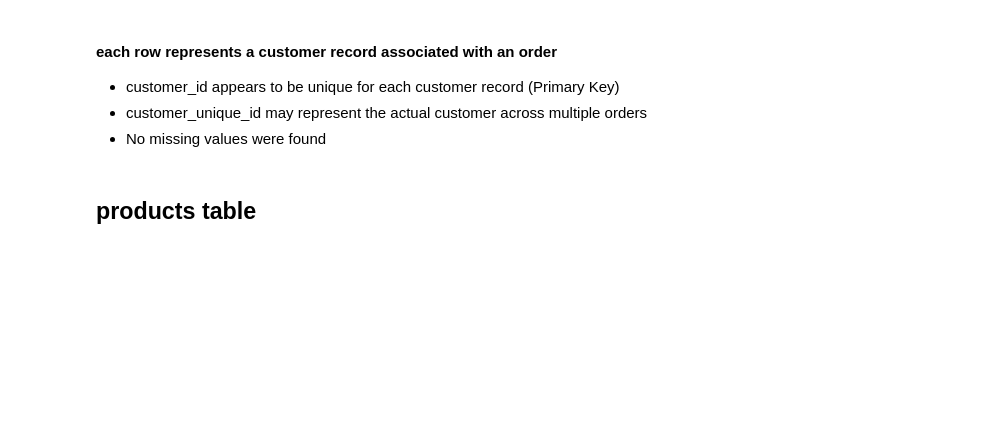
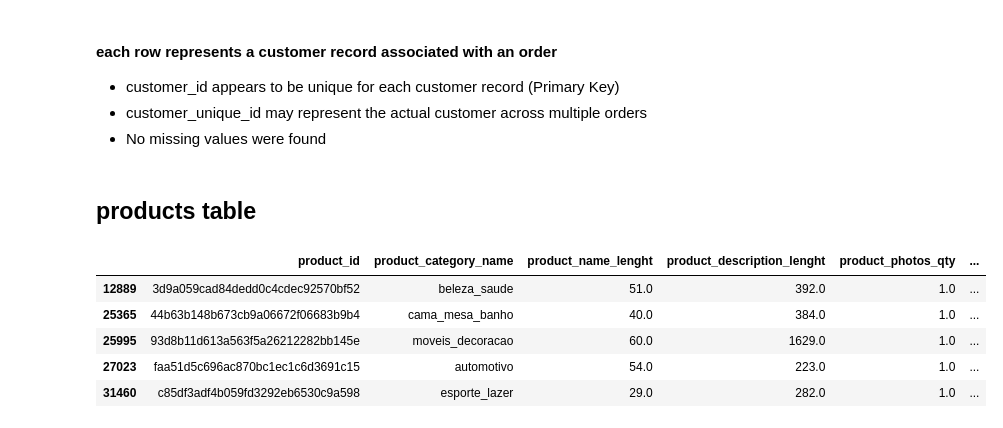
Before and after one commit to AminrezaAman/brazilian-ecommerce-analytics, a Jupyter notebook: notebooks/01_data_understanding.ipynb, the cells around one changed output. Cells and saved outputs as stored; diff of their text form; code cells hidden in the pictures; blank space fills up the shorter version.

Commit message:
complete analyzs products table in data understanding step

```diff
--- a/notebooks/01_data_understanding.ipynb
+++ b/notebooks/01_data_understanding.ipynb
@@ -219,3 +219,12 @@ customer_id_dup: 0
 - No missing values were found
 # %% [markdown]
 ## products table
+# %%
+df_products.sample(5)
+# %% [output]
+|  | product_id | product_category_name | product_name_lenght | product_description_lenght | product_photos_qty | ... |
+| 12889 | 3d9a059cad84dedd0c4cdec92570bf52 | beleza_saude | 51.0 | 392.0 | 1.0 | ... |
+| 25365 | 44b63b148b673cb9a06672f06683b9b4 | cama_mesa_banho | 40.0 | 384.0 | 1.0 | ... |
+| 25995 | 93d8b11d613a563f5a26212282bb145e | moveis_decoracao | 60.0 | 1629.0 | 1.0 | ... |
+| 27023 | faa51d5c696ac870bc1ec1c6d3691c15 | automotivo | 54.0 | 223.0 | 1.0 | ... |
+| 31460 | c85df3adf4b059fd3292eb6530c9a598 | esporte_lazer | 29.0 | 282.0 | 1.0 | ... |
```
Also changed, not shown: parts of 5 cells of this notebook.
